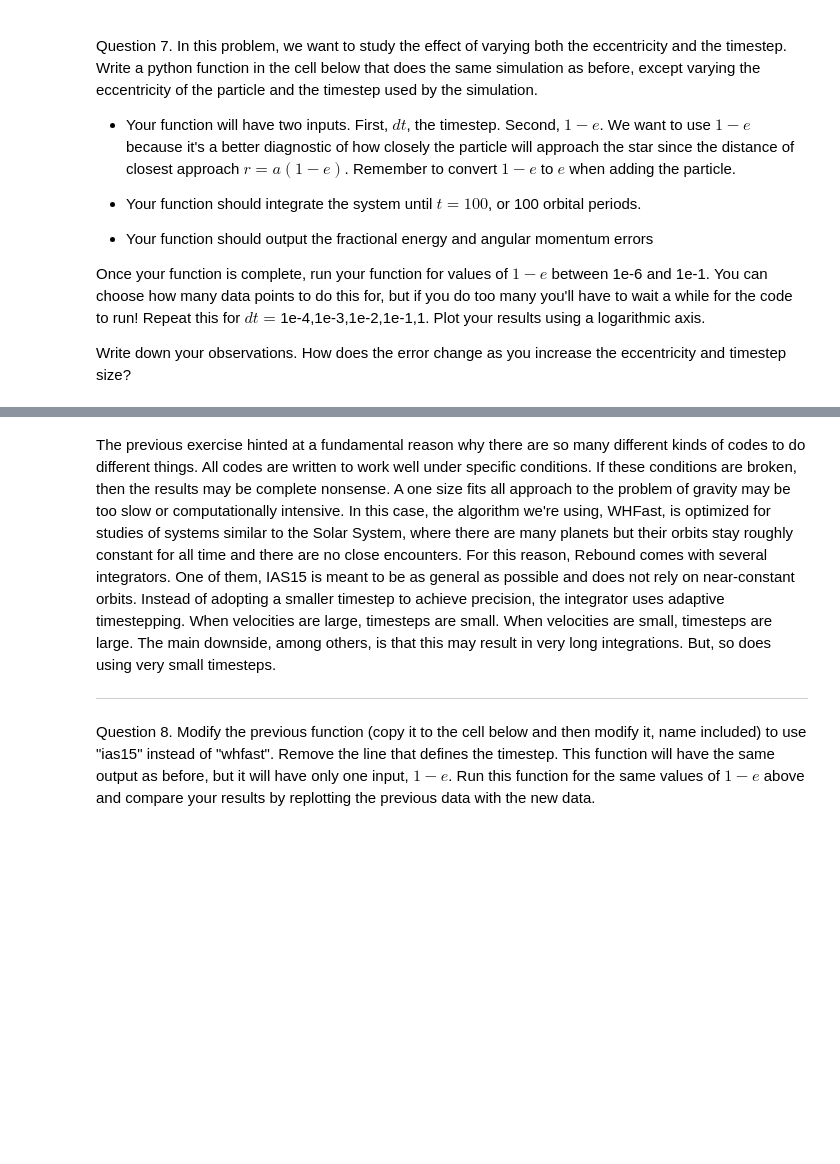
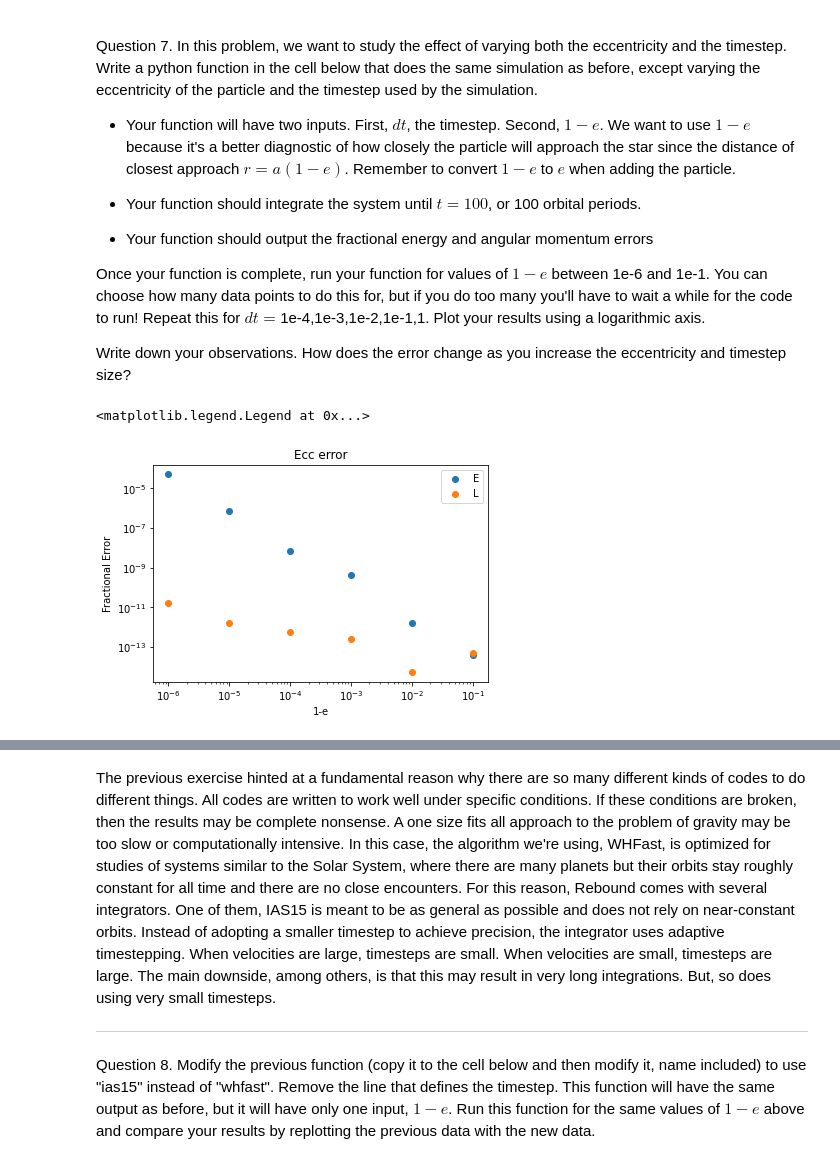
Before and after one commit to CIERA-Northwestern/REACHpy, a Jupyter notebook: Projects/SimulatingPlanetarySystems/SimulatingPlanetarySystems.ipynb, the cells around one changed output, grey strips where cells are left out. Cells and saved outputs as stored; diff of their text form; code cells hidden in the pictures; blank space fills up the shorter version.

```diff
--- a/Projects/SimulatingPlanetarySystems/SimulatingPlanetarySystems.ipynb
+++ b/Projects/SimulatingPlanetarySystems/SimulatingPlanetarySystems.ipynb
@@ -207,7 +293,3 @@ Question 7. In this problem, we want to study the effect of varying both the ecc
 Once your function is complete, run your function for values of $1-e$ between 1e-6 and 1e-1. You can choose how many data points to do this for, but if you do too many you'll have to wait a while for the code to run! Repeat this for $dt=$1e-4,1e-3,1e-2,1e-1,1. Plot your results using a logarithmic axis.
 
 Write down your observations. How does the error change as you increase the eccentricity and timestep size?
-# %%
-def myfunc():
-  # your code here
-  return
@@ -217,0 +296,42 @@ def myfunc():
+# %%
+def myfunc(dt=1e-3, eps=1):
+    # your code here
+    sim = rebound.Simulation()
+    sim.G = 4*np.pi**2
+    sim.integrator = "whfast"
+    sim.dt = dt
+
+    sim.add(m=1)
+    sim.add(a=1,e=1-eps)
+
+    sim.move_to_com()
+    E0 = E_tot(sim.particles[1].x,sim.particles[1].y,sim.particles[1].vx,sim.particles[1].vy)
+    L0 = L_tot(sim.particles[1].x,sim.particles[1].y,sim.particles[1].vx,sim.particles[1].vy)
+
+    sim.integrate(100)
+    E1 = E_tot(sim.particles[1].x,sim.particles[1].y,sim.particles[1].vx,sim.particles[1].vy)
+    L1 = L_tot(sim.particles[1].x,sim.particles[1].y,sim.particles[1].vx,sim.particles[1].vy)
+
+    dE = np.abs(E1-E0)/E0
+    dL = np.abs(L1-L0)/L0
+    return dE, dL
+# %%
+# run your function here
+eps_list = [1e-6,1e-5,1e-4,1e-3,1e-2,1e-1]
+e_errs = np.array([myfunc(eps=eps) for eps in eps_list])
+
+t_list = [1e-6, 1e-5,1e-4,1e-3,1e-2,1e-1,1]
+t_errs = np.array([myfunc(dt=t) for t in t_list])
+# %%
+# plot your results here
+plt.scatter(eps_list,e_errs[:,0],label='E')
+plt.scatter(eps_list,e_errs[:,1],label='L')
+plt.xscale('log')
+plt.yscale('log')
+plt.xlabel('1-e')
+plt.ylabel('Fractional Error')
+plt.title('Ecc error')
+plt.legend()
+# %% [output]
+<matplotlib.legend.Legend at 0x...>
+[figure, added]
```
Also changed, not shown: parts of 47 cells of this notebook.
